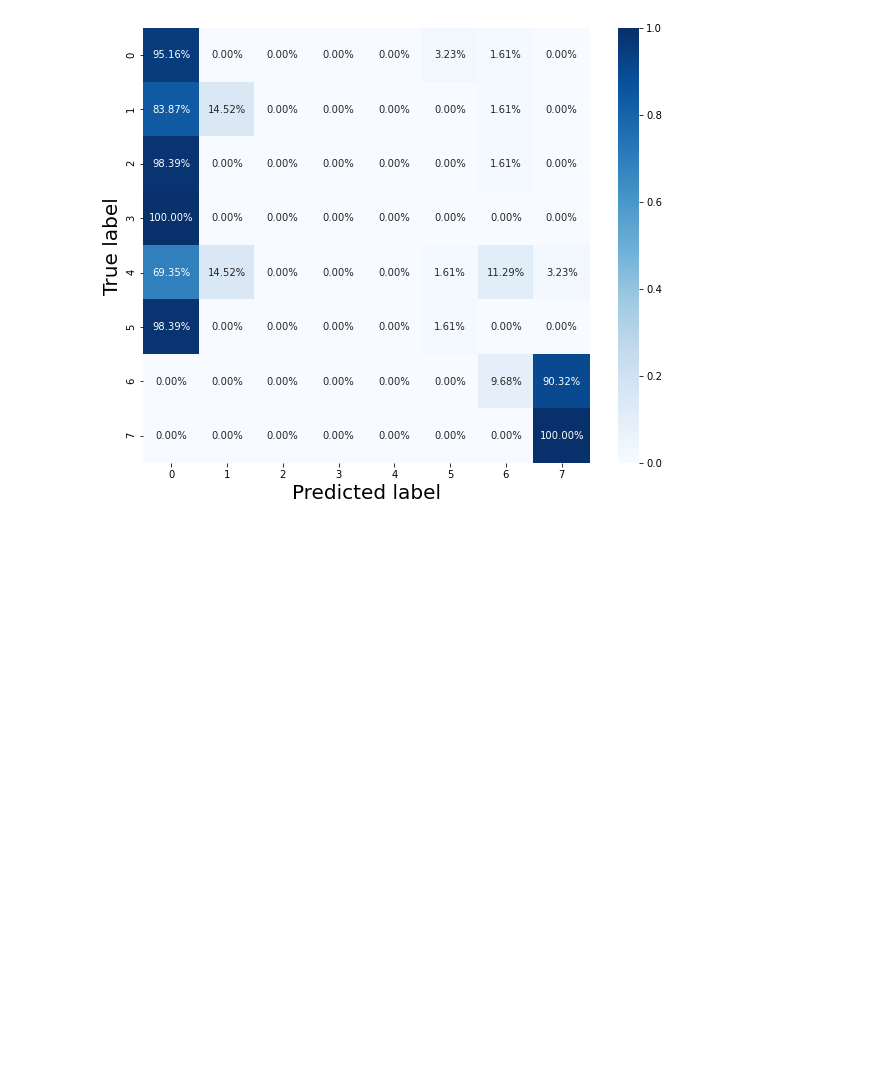
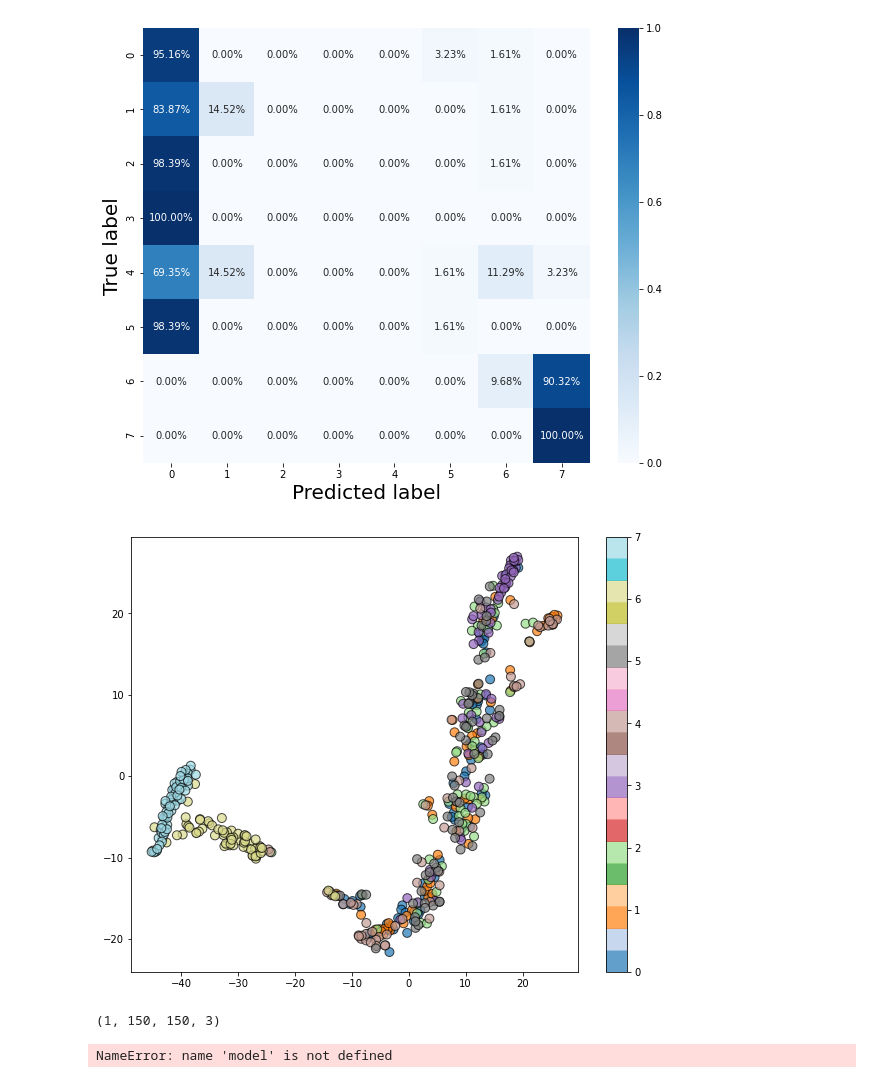
Before and after one commit to ithamar000/DeepLearningFinalProject, a Jupyter notebook: FinalProject.ipynb, the cells around one changed output. Cells and saved outputs as stored; diff of their text form; code cells hidden in the pictures; blank space fills up the shorter version.

```diff
--- a/FinalProject.ipynb
+++ b/FinalProject.ipynb
@@ -64,18 +81,22 @@ ls archive\Kather_texture_2016_image_tiles_5000\Kather_texture_2016_image_tiles_
                0 File(s)              0 bytes
                4 Dir(s)  373,809,729,536 bytes free
 # %%
-pathTrain = 'archive\\Kather_texture_2016_image_tiles_5000\\Kather_texture_2016_image_tiles_5000\\train'
-pathTest= 'archive\\Kather_texture_2016_image_tiles_5000\\Kather_texture_2016_image_tiles_5000\\validation'
+pathTrainColab = '/content/DeepLearningFinalProject/archive/Kather_texture_2016_image_tiles_5000/Kather_texture_2016_image_tiles_5000/train'
+pathTestColab = '/content/DeepLearningFinalProject/archive/Kather_texture_2016_image_tiles_5000/Kather_texture_2016_image_tiles_5000/validation'
+
+pathTrainPC = 'archive\\Kather_texture_2016_image_tiles_5000\\Kather_texture_2016_image_tiles_5000\\train'
+pathTestPC = 'archive\\Kather_texture_2016_image_tiles_5000\\Kather_texture_2016_image_tiles_5000\\validation'
+
 my_batch_size = 32
 
 #Defining data generator WITH pre processing
 dataGen = ImageDataGenerator(shear_range=0.2, zoom_range=0.2, horizontal_flip=True)
-train_generator = dataGen.flow_from_directory(pathTrain,
+train_generator = dataGen.flow_from_directory(pathTrainPC,
                                               batch_size=my_batch_size,
                                               class_mode='categorical')
 
 dataGenTest = ImageDataGenerator()
-test_generator = dataGenTest.flow_from_directory(pathTest,
+test_generator = dataGenTest.flow_from_directory(pathTestPC,
                                              batch_size=my_batch_size,
                                              class_mode='categorical',
                                              shuffle=False)
@@ -187,0 +188,14 @@ plt.show()
+# %%
+features_extractor = keras.Model(inputs=model.inputs, outputs=model.layers[-2].output)
+features_4096D = features_extractor.predict(test_generator)
+
+X_embedded = TSNE(n_components=2).fit_transform(features_4096D)
+y = test_generator.classes
+
+plt.figure(figsize=(10,8))
+plt.scatter(X_embedded[:,0],X_embedded[:,1],80,y,
+            cmap='tab20', alpha=0.7, edgecolors='k')
+plt.colorbar()
+plt.show()
+# %% [output]
+[figure, added]
@@ -187,0 +210,17 @@ plt.show()
+# %%
+# for i in range(patches.shape[0]):
+#         for j in range(patches.shape[1]):
+#             single_patch = patches[i,j,:,:]
+#             cv2.imwrite('image.tif',single_patch)
+
+cv2.imwrite('image.tif',patches[0,0,0,:,:])
+single_patch = patches[0,0,0,:,:]
+test = cv2.imread('archive\\Kather_texture_2016_image_tiles_5000\\Kather_texture_2016_image_tiles_5000\\train\\01_TUMOR\\1BAF_CRC-Prim-HE-03_009.tif_Row_151_Col_151.tif')
+sp = np.reshape(single_patch,(-1,150,150,3))
+sp.shape
+# %% [output]
+(1, 150, 150, 3)
+# %%
+model.predict(sp)
+# %% [output]
+NameError: name 'model' is not defined
```
Also changed, not shown: parts of 8 cells of this notebook, 1 other file.
